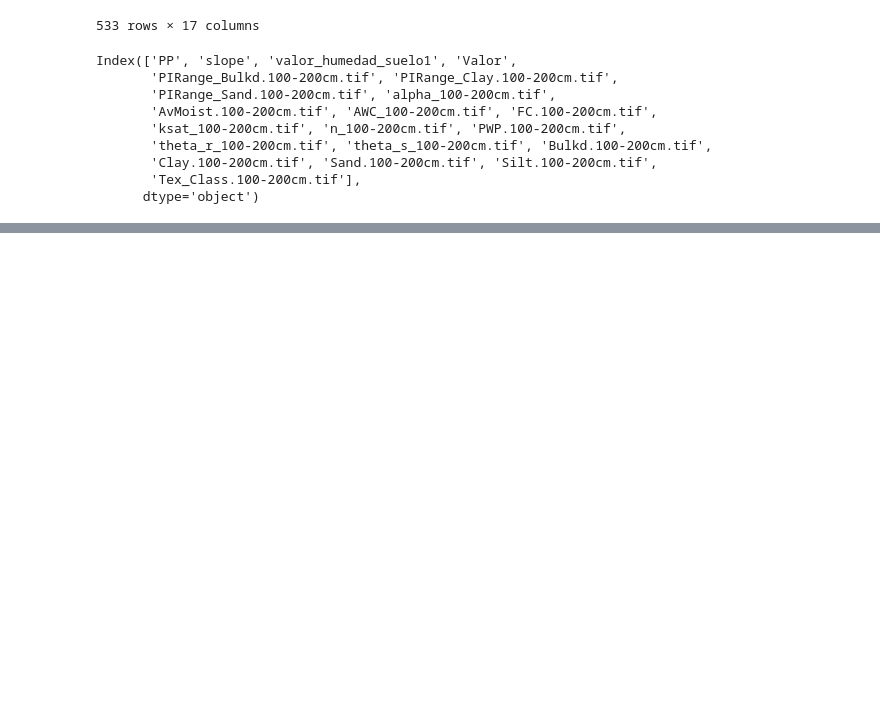
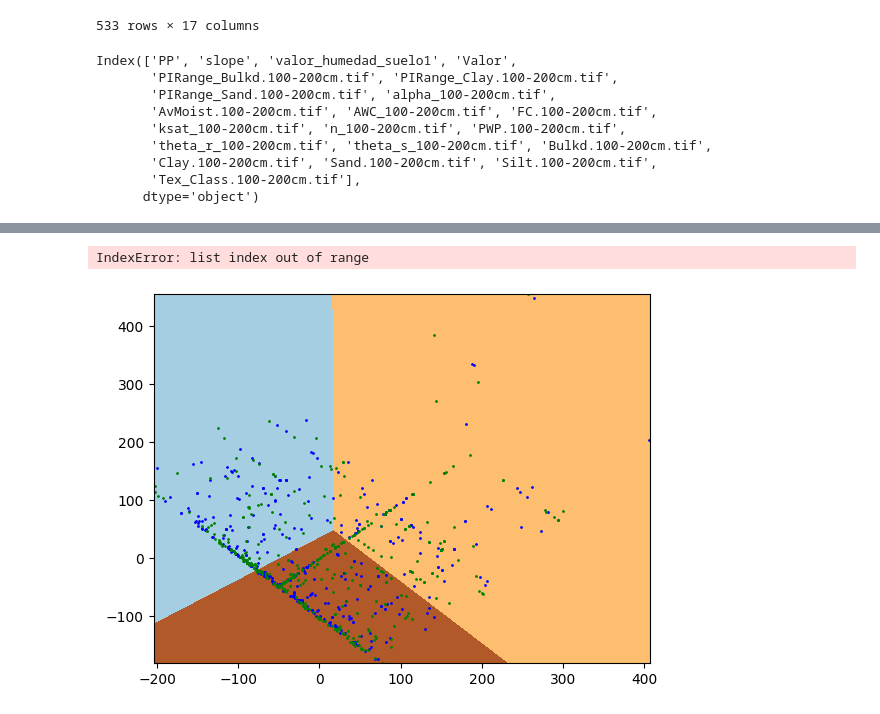
Before and after one commit to ManuelLabbe/script_geotiff_data_extraction, a Jupyter notebook: final_eda.ipynb, the cells around one changed output, grey strips where cells are left out. Drawn from its saved outputs; the diff is of its cells as text; code cells hidden in the pictures; blank space fills up the shorter version.

```diff
--- a/final_eda.ipynb
+++ b/final_eda.ipynb
@@ -507,0 +498,2 @@ Precisión de 84.57446808510637
+# %%
+data = data.fillna(data.mean())
@@ -507,0 +583,70 @@ Precisión de 84.57446808510637
+# %%
+import matplotlib.pyplot as plt
+import numpy as np
+from sklearn.decomposition import PCA
+from sklearn.cluster import KMeans
+
+# Assuming X_train and y_train are already defined
+
+# Perform PCA
+reduced_data = PCA(n_components=2).fit_transform(data)
+
+# Fit KMeans clustering
+n_digits = 3  # Assuming you want 2 clusters
+kmeans = KMeans(init="k-means++", n_clusters=n_digits, n_init=4)
+kmeans.fit(reduced_data)
+
+# Step size of the mesh. Decrease to increase the quality of the VQ.
+h = 0.02  # point in the mesh [x_min, x_max]x[y_min, y_max].
+
+# Plot the decision boundary. For that, we will assign a color to each
+x_min, x_max = reduced_data[:, 0].min() - 1, reduced_data[:, 0].max() + 1
+y_min, y_max = reduced_data[:, 1].min() - 1, reduced_data[:, 1].max() + 1
+xx, yy = np.meshgrid(np.arange(x_min, x_max, h), np.arange(y_min, y_max, h))
+
+# Obtain labels for each point in mesh. Use last trained model.
+Z = kmeans.predict(np.c_[xx.ravel(), yy.ravel()])
+
+# Put the result into a color plot
+Z = Z.reshape(xx.shape)
+plt.figure(1)
+plt.clf()
+plt.imshow(
+    Z,
+    interpolation="nearest",
+    extent=(xx.min(), xx.max(), yy.min(), yy.max()),
+    cmap=plt.cm.Paired,
+    aspect="auto",
+    origin="lower",
+)
+
+# Plot points colored by y_train labels
+colors = ['blue', 'green']  # Color for y_train = 0 and y_train = 1
+for i in range(n_digits):
+    plt.plot(reduced_data[data_y == i, 0], reduced_data[data_y == i, 1], '.', markersize=2, color=colors[i], label=f'y_train = {i}')
+
+# Plot the centroids as a white X
+centroids = kmeans.cluster_centers_
+plt.scatter(
+    centroids[:, 0],
+    centroids[:, 1],
+    marker="x",
+    s=169,
+    linewidths=3,
+    color="w",
+    zorder=10,
+)
+
+plt.title(
+    "K-means clustering on the digits dataset (PCA-reduced data)\n"
+    "Centroids are marked with white cross"
+)
+plt.xlim(x_min, x_max)
+plt.ylim(y_min, y_max)
+plt.xticks(())
+plt.yticks(())
+plt.legend()
+plt.show()
+# %% [output]
+IndexError: list index out of range
+[figure, added]
```
Also changed, not shown: parts of 37 cells of this notebook, 1 other file.
